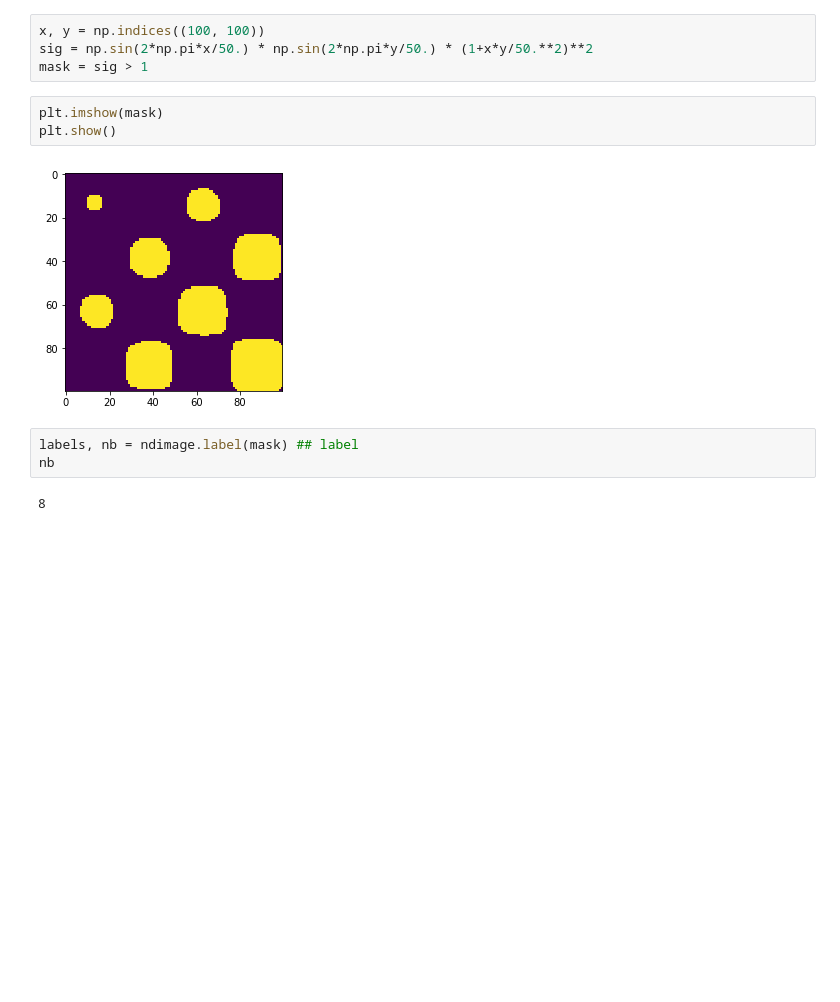
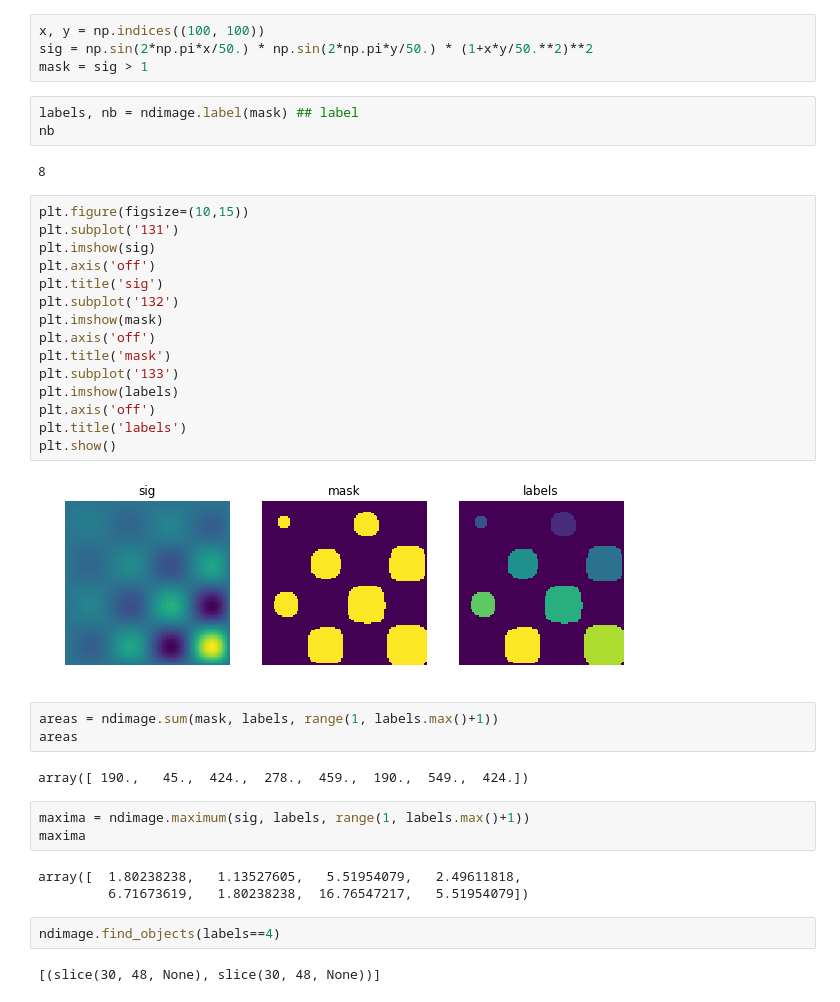
Before and after one commit to Accio/learn-scipy, a Jupyter notebook: 1.5/Scipy.ipynb, the cells around one changed output. Drawn from its saved outputs; the diff is of its cells as text; blank space fills up the shorter version.

Commit message:
ndimage.label to identify objects, and show the results

```diff
--- a/1.5/Scipy.ipynb
+++ b/1.5/Scipy.ipynb
@@ -838,13 +838,40 @@ array([[0, 0, 0, 0, 0, 0, 0],
 x, y = np.indices((100, 100))
 sig = np.sin(2*np.pi*x/50.) * np.sin(2*np.pi*y/50.) * (1+x*y/50.**2)**2
 mask = sig > 1
-# %%
-plt.imshow(mask)
-plt.show()
-# %% [output]
-[figure, removed]
 # %%
 labels, nb = ndimage.label(mask) ## label
 nb
 # %% [output]
 8
+# %%
+plt.figure(figsize=(10,15))
+plt.subplot('131')
+plt.imshow(sig)
+plt.axis('off')
+plt.title('sig')
+plt.subplot('132')
+plt.imshow(mask)
+plt.axis('off')
+plt.title('mask')
+plt.subplot('133')
+plt.imshow(labels)
+plt.axis('off')
+plt.title('labels')
+plt.show()
+# %% [output]
+[figure, added]
+# %%
+areas = ndimage.sum(mask, labels, range(1, labels.max()+1))
+areas
+# %% [output]
+array([ 190.,   45.,  424.,  278.,  459.,  190.,  549.,  424.])
+# %%
+maxima = ndimage.maximum(sig, labels, range(1, labels.max()+1))
+maxima
+# %% [output]
+array([  1.80238238,   1.13527605,   5.51954079,   2.49611818,
+         6.71673619,   1.80238238,  16.76547217,   5.51954079])
+# %%
+ndimage.find_objects(labels==4)
+# %% [output]
+[(slice(30, 48, None), slice(30, 48, None))]
```
Also changed, not shown: parts of 1 cell of this notebook.
